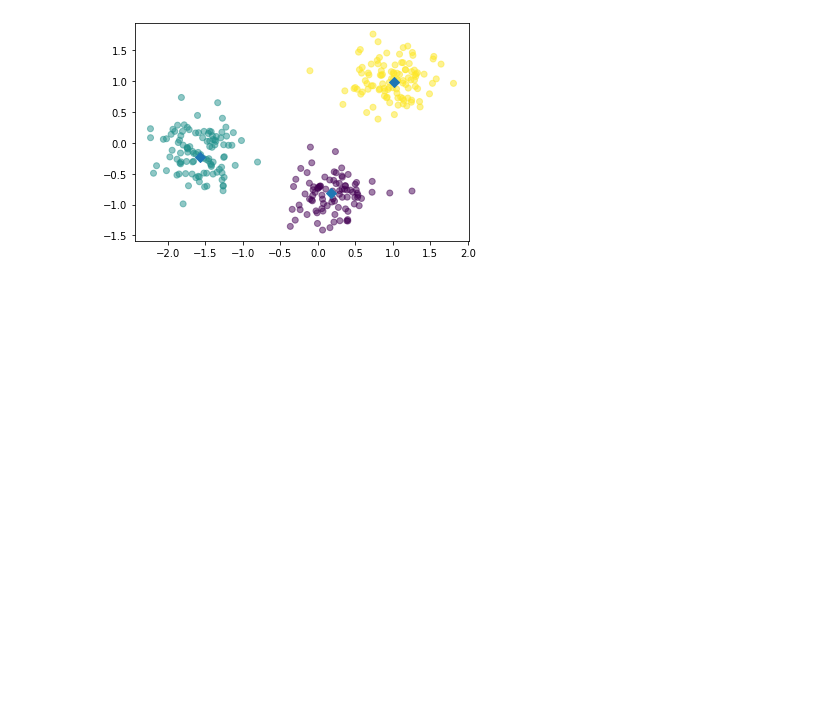
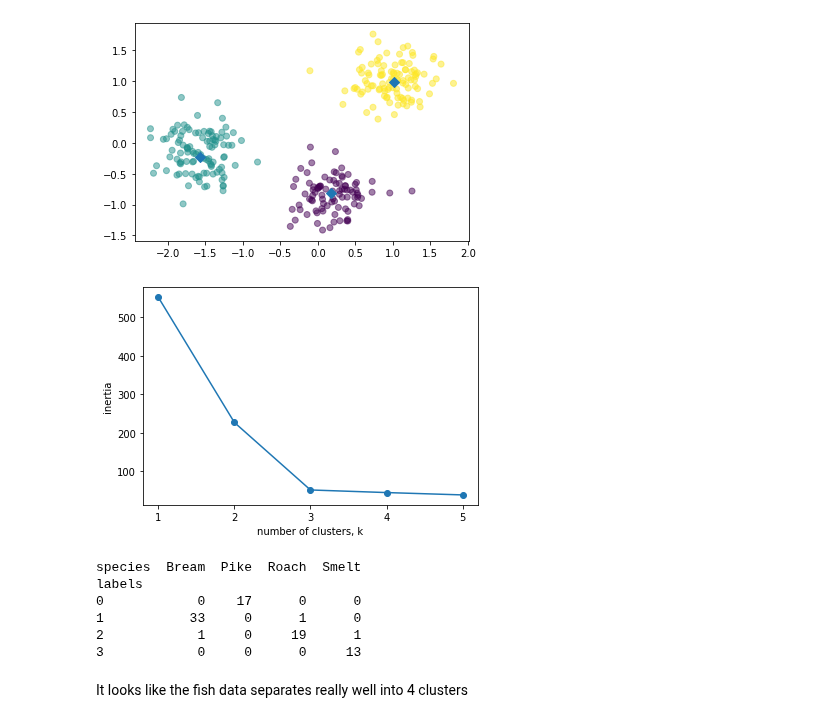
Before and after one commit to afminmax/DC-Data-Scientist-Lessons, a Jupyter notebook: 23-Unsupervised-Learning/uspl-1.ipynb, the cells around one changed output. Cells and saved outputs as stored; diff of their text form; code cells hidden in the pictures; blank space fills up the shorter version.

Commit message:
added crosstab and pre-processing

```diff
--- a/23-Unsupervised-Learning/uspl-1.ipynb
+++ b/23-Unsupervised-Learning/uspl-1.ipynb
@@ -713,3 +713,26 @@ plt.scatter(centroids_x, centroids_y, marker = 'D', s=50)
 plt.show()
 # %% [output]
 [figure]
+# %%
+## Getting the model inertia to test quality of clustering number.
+ks = range(1, 6)
+inertias = []
+
+for k in ks:
+    # Create a KMeans instance with k clusters: model
+    model = KMeans(n_clusters=k)
+
+    # Fit model to samples
+    model.fit(samples)
+
+    # Append the inertia to the list of inertias
+    inertias.append(model.inertia_)
+
+# Plot ks vs inertias
+plt.plot(ks, inertias, '-o')
+plt.xlabel('number of clusters, k')
+plt.ylabel('inertia')
+plt.xticks(ks)
+plt.show()
+# %% [output]
+[figure, added]
@@ -715,0 +926,27 @@ plt.show()
+# %%
+# Import pandas
+import pandas as pd
+
+# Fit the pipeline to samples
+pipeline.fit(fishsamples)
+
+# Calculate the cluster labels: labels
+labels = pipeline.predict(fishsamples)
+
+# Create a DataFrame with labels and species as columns: df
+df = pd.DataFrame({'labels':labels,'species':species})
+
+# Create crosstab: ct
+ct = pd.crosstab(df['labels'], df['species'])
+
+# Display ct
+print(ct)
+# %% [output]
+species  Bream  Pike  Roach  Smelt
+labels
+0            0    17      0      0
+1           33     0      1      0
+2            1     0     19      1
+3            0     0      0     13
+# %% [markdown]
+It looks like the fish data separates really well into 4 clusters
```
Also changed, not shown: parts of 4 cells of this notebook.
